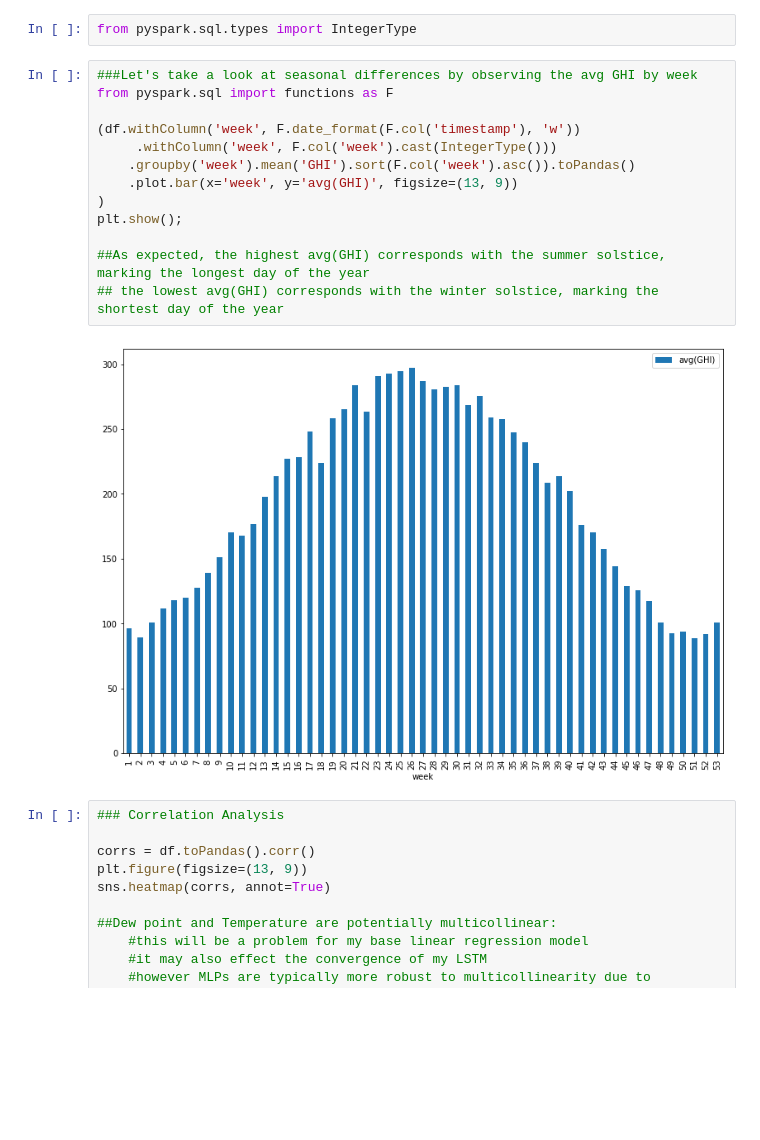
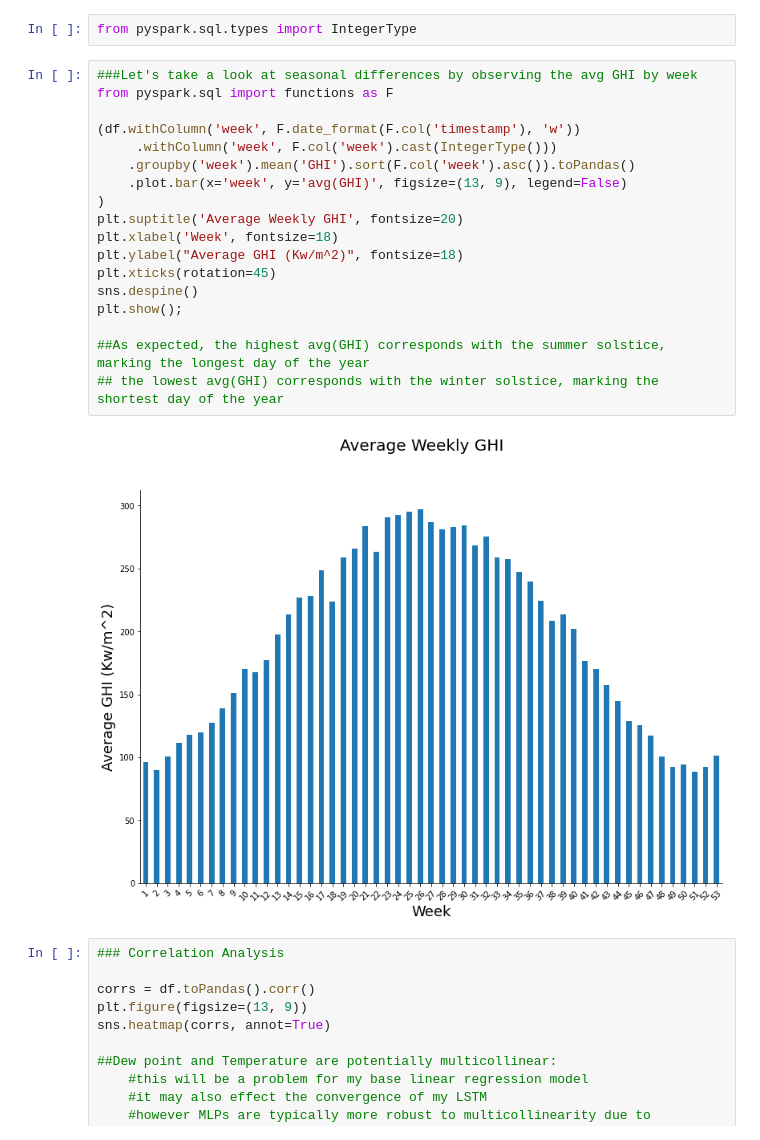
Before and after one commit to Dyllanjrusher/Solar_Irradiance_Prediction, a Jupyter notebook: notebooks/3.EDA.ipynb, the cells around one changed output. Cells and saved outputs as stored; diff of their text form; blank space fills up the shorter version.

```diff
--- a/notebooks/3.EDA.ipynb
+++ b/notebooks/3.EDA.ipynb
@@ -105,18 +123,23 @@ from pyspark.sql.types import IntegerType
 # %%
 ###Let's take a look at seasonal differences by observing the avg GHI by week
 from pyspark.sql import functions as F
 
 (df.withColumn('week', F.date_format(F.col('timestamp'), 'w'))
      .withColumn('week', F.col('week').cast(IntegerType()))
     .groupby('week').mean('GHI').sort(F.col('week').asc()).toPandas()
-    .plot.bar(x='week', y='avg(GHI)', figsize=(13, 9))
+    .plot.bar(x='week', y='avg(GHI)', figsize=(13, 9), legend=False)
 )
+plt.suptitle('Average Weekly GHI', fontsize=20)
+plt.xlabel('Week', fontsize=18)
+plt.ylabel("Average GHI (Kw/m^2)", fontsize=18)
+plt.xticks(rotation=45)
+sns.despine()
 plt.show();
 
 ##As expected, the highest avg(GHI) corresponds with the summer solstice, marking the longest day of the year
 ## the lowest avg(GHI) corresponds with the winter solstice, marking the shortest day of the year
 # %% [output]
-[figure, old version]
+[figure, new version]
 # %%
 ### Correlation Analysis
 
```
Also changed, not shown: parts of 6 cells of this notebook, 15 other files.
